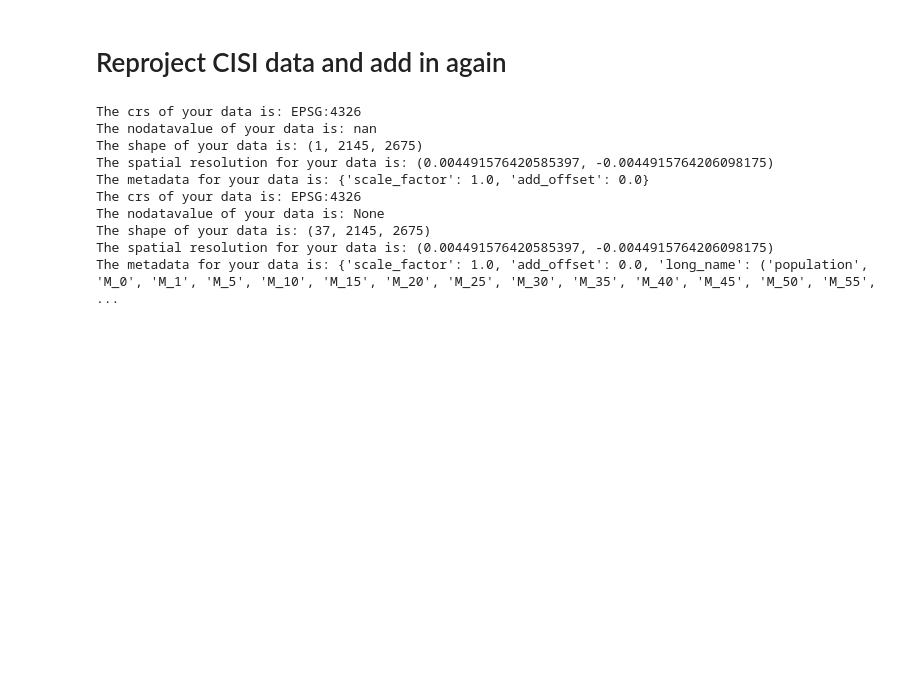
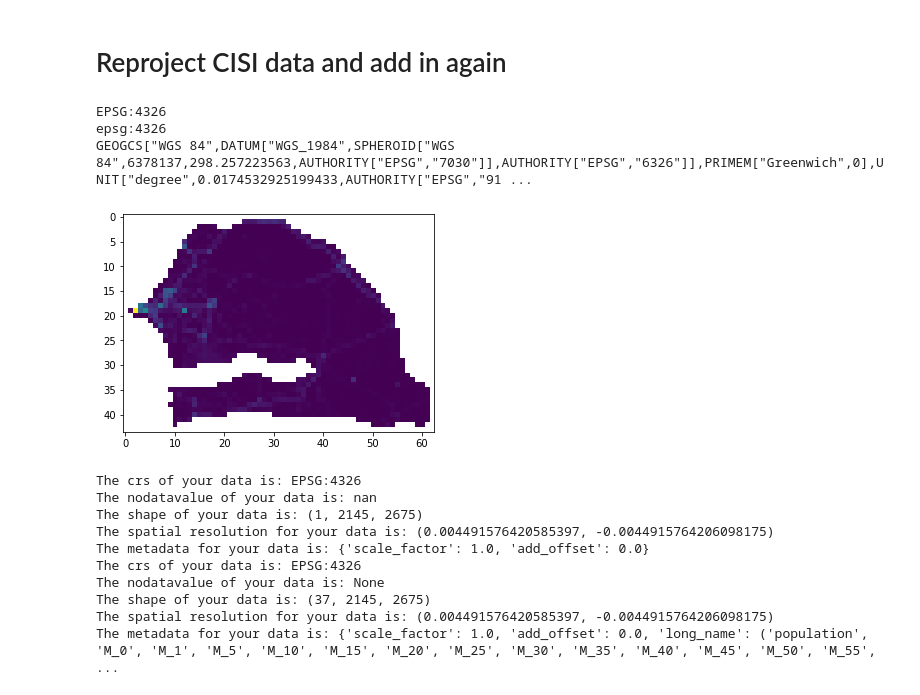
Before and after one commit to DSSGxUK/s22_savethechildren, a Jupyter notebook: notebooks/data_cleaning_v2.ipynb, the cells around one changed output. Saved outputs shown, nothing was run; the diff lists cells and outputs as text; code cells hidden in the pictures; blank space fills up the shorter version.

```diff
--- a/notebooks/data_cleaning_v2.ipynb
+++ b/notebooks/data_cleaning_v2.ipynb
@@ -205,3 +206,12 @@ pg.clip_tif_to_ctry(base_dir / "africa_cisi.tif", save_dir=base_dir)
+# %%
+from stc_unicef_cpi.data import process_geotiff as pg
+cisi_dir = Path("/Users/johnf/Downloads/higher_res_dssg/CISI/010_degree")
+pg.clip_tif_to_ctry("/Users/johnf/Downloads/higher_res_dssg/CISI/010_degree/global.tif", ctry_name='Senegal', save_dir=None)
+# %% [output]
+EPSG:4326
+epsg:4326
+GEOGCS["WGS 84",DATUM["WGS_1984",SPHEROID["WGS 84",6378137,298.257223563,AUTHORITY["EPSG","7030"]],AUTHORITY["EPSG","6326"]],PRIMEM["Greenwich",0],UNIT["degree",0.0174532925199433,AUTHORITY["EPSG","91 ...
+[figure, added]
 # %%
 pg.rxr_reproject_tiff_to_target(
     base_dir / "Nigeria_africa_cisi.tif",
```
Also changed, not shown: parts of 2 cells of this notebook, 2 other files.
